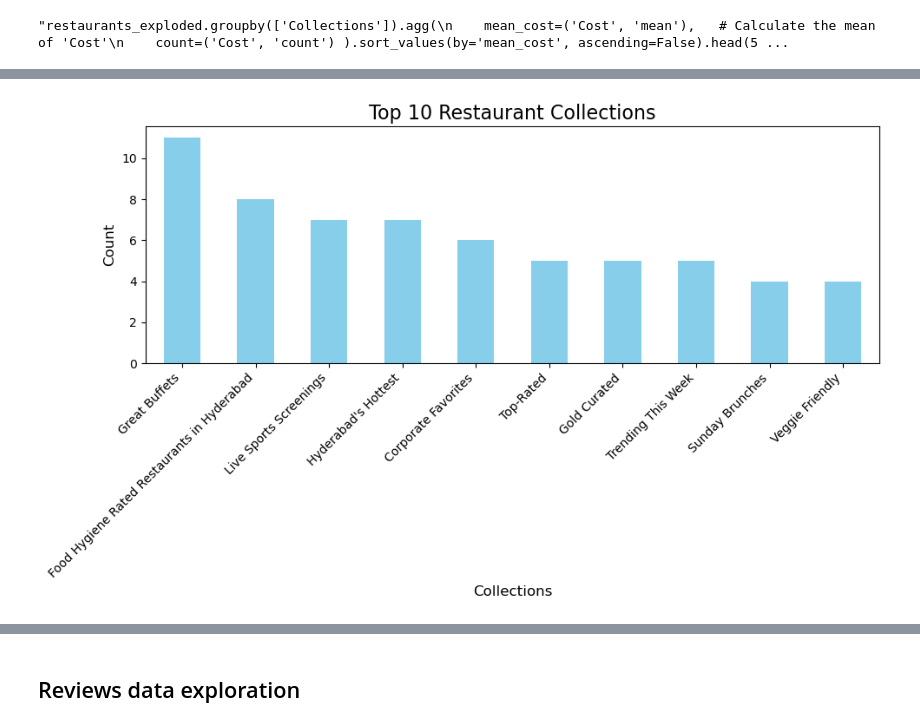
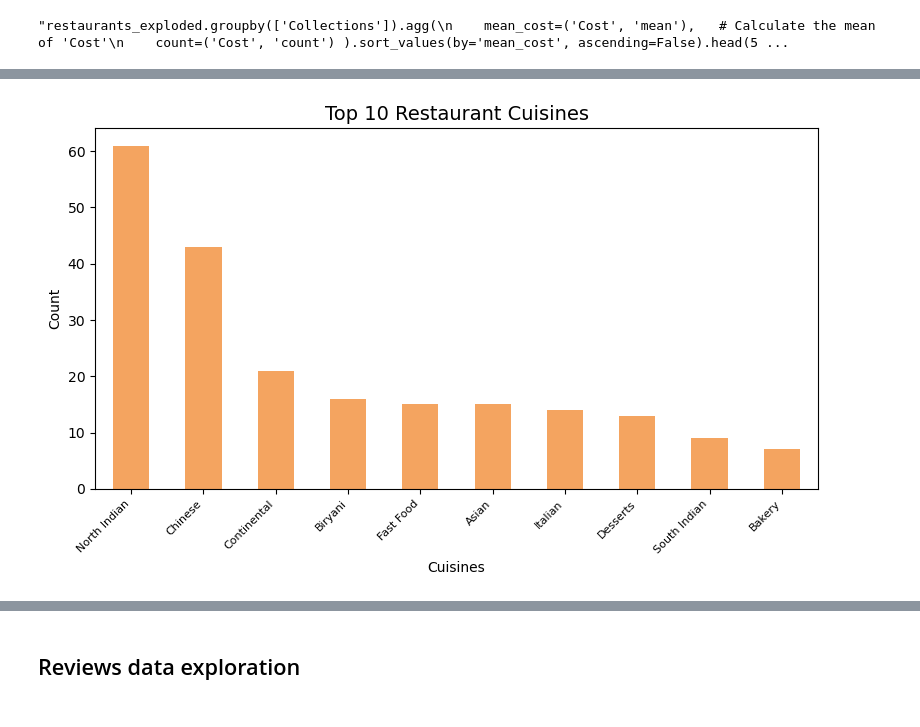
Before and after one commit to miguel-s-nascimento/TM_Project, a Jupyter notebook: exploration.ipynb, the cells around one changed output, grey strips where cells are left out. Drawn from its saved outputs; the diff is of its cells as text; code cells hidden in the pictures.

Commit message:
add plot functions

```diff
--- a/exploration.ipynb
+++ b/exploration.ipynb
@@ -139,22 +122,4 @@ plt.show()
-# %%
-# Step 2: Count the occurrences of each unique category
-collection_counts = collections_exploded.value_counts()
-
-# Step 3: Plot the top categories (you can adjust the number of top categories to show)
-top_categories = collection_counts.head(10)  # Showing the top 10 categories
-
-# Plot the bar chart
-plt.figure(figsize=(10,6))
-top_categories.plot(kind='bar', color='skyblue')
-
-# Add labels and title
-plt.title('Top 10 Restaurant Collections', fontsize=16)
-plt.xlabel('Collections', fontsize=12)
-plt.ylabel('Count', fontsize=12)
-
-# Show the plot
-plt.xticks(rotation=45, ha='right')
-plt.tight_layout()
-plt.show()
-# %% [output]
-[figure, removed]
+# %%
+plot_top10_bar(cuisines_exploded)
+# %% [output]
+[figure, added]
```
Also changed, not shown: parts of 9 cells of this notebook, 1 other file.
